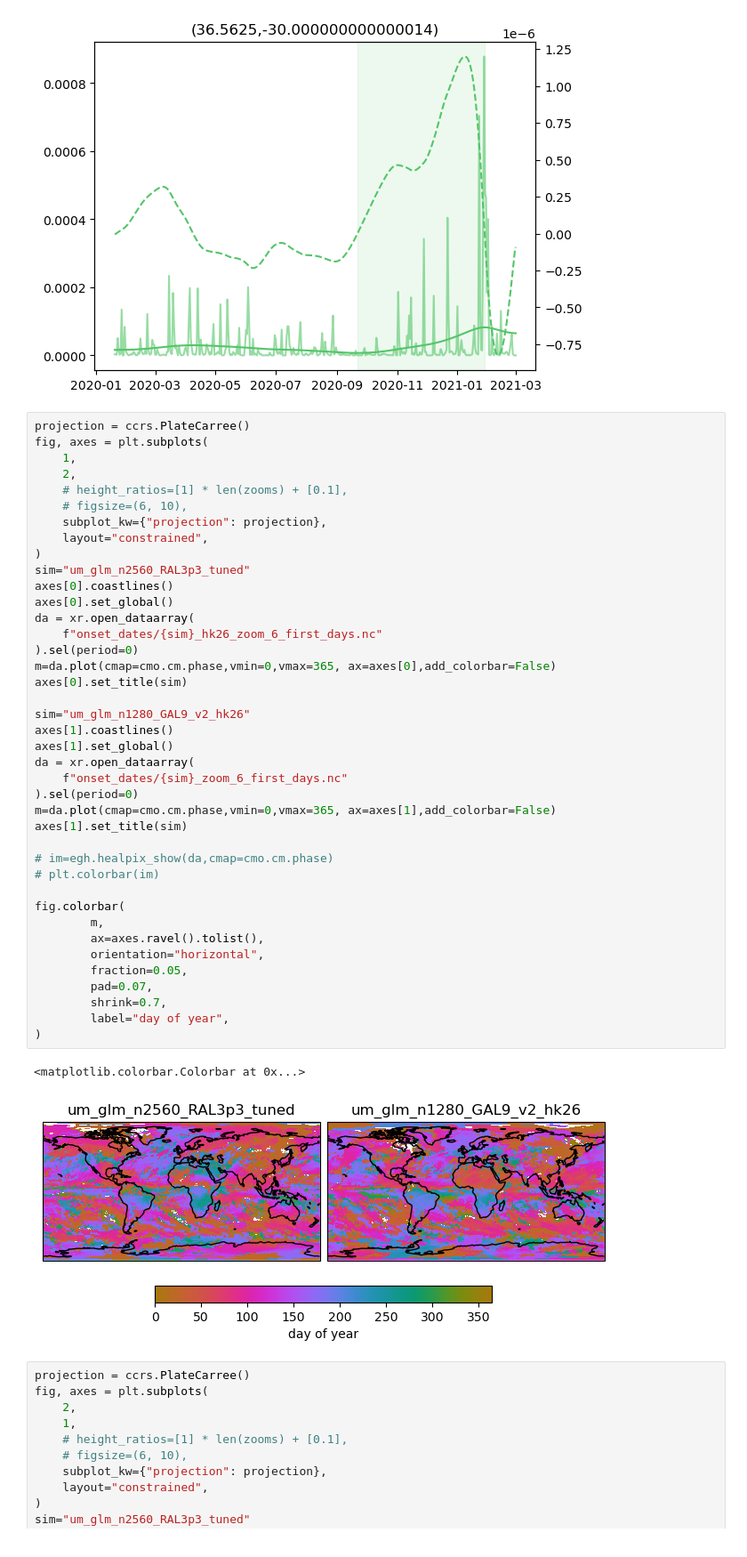
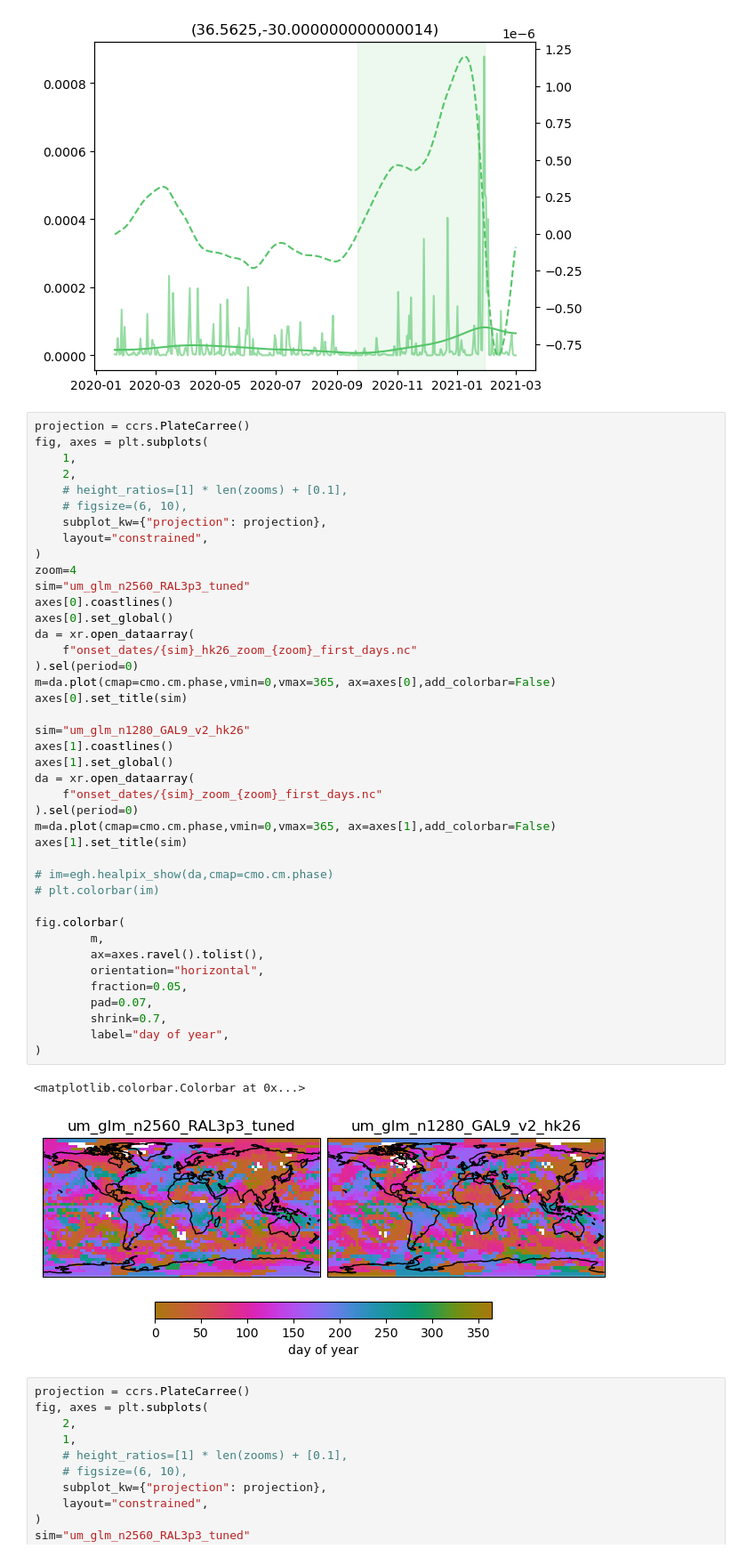
Before and after one commit to fran-morris-research/hackathon-monsoons, a Jupyter notebook: onset_identification/onset_period_visualisation.ipynb, the cells around one changed output. Shown at 89% size. Saved outputs shown, nothing was run; the diff lists cells and outputs as text.

Commit message:
unrelated plotting changes

```diff
--- a/onset_identification/onset_period_visualisation.ipynb
+++ b/onset_identification/onset_period_visualisation.ipynb
@@ -210,39 +210,40 @@ fig, axes = plt.subplots(
     subplot_kw={"projection": projection},
     layout="constrained",
 )
+zoom=4
 sim="um_glm_n2560_RAL3p3_tuned"
 axes[0].coastlines()
 axes[0].set_global()
 da = xr.open_dataarray(
-    f"onset_dates/{sim}_hk26_zoom_6_first_days.nc"
+    f"onset_dates/{sim}_hk26_zoom_{zoom}_first_days.nc"
 ).sel(period=0)
 m=da.plot(cmap=cmo.cm.phase,vmin=0,vmax=365, ax=axes[0],add_colorbar=False)
 axes[0].set_title(sim)
 
 sim="um_glm_n1280_GAL9_v2_hk26"
 axes[1].coastlines()
 axes[1].set_global()
 da = xr.open_dataarray(
-    f"onset_dates/{sim}_zoom_6_first_days.nc"
+    f"onset_dates/{sim}_zoom_{zoom}_first_days.nc"
 ).sel(period=0)
 m=da.plot(cmap=cmo.cm.phase,vmin=0,vmax=365, ax=axes[1],add_colorbar=False)
 axes[1].set_title(sim)
 
 # im=egh.healpix_show(da,cmap=cmo.cm.phase)
 # plt.colorbar(im)
 
 fig.colorbar(
         m,
         ax=axes.ravel().tolist(),
         orientation="horizontal",
         fraction=0.05,
         pad=0.07,
         shrink=0.7,
         label="day of year",
 )
 # %% [output]
 <matplotlib.colorbar.Colorbar at 0x...>
-[figure, old version]
+[figure, new version]
 # %%
 projection = ccrs.PlateCarree()
 fig, axes = plt.subplots(
```
